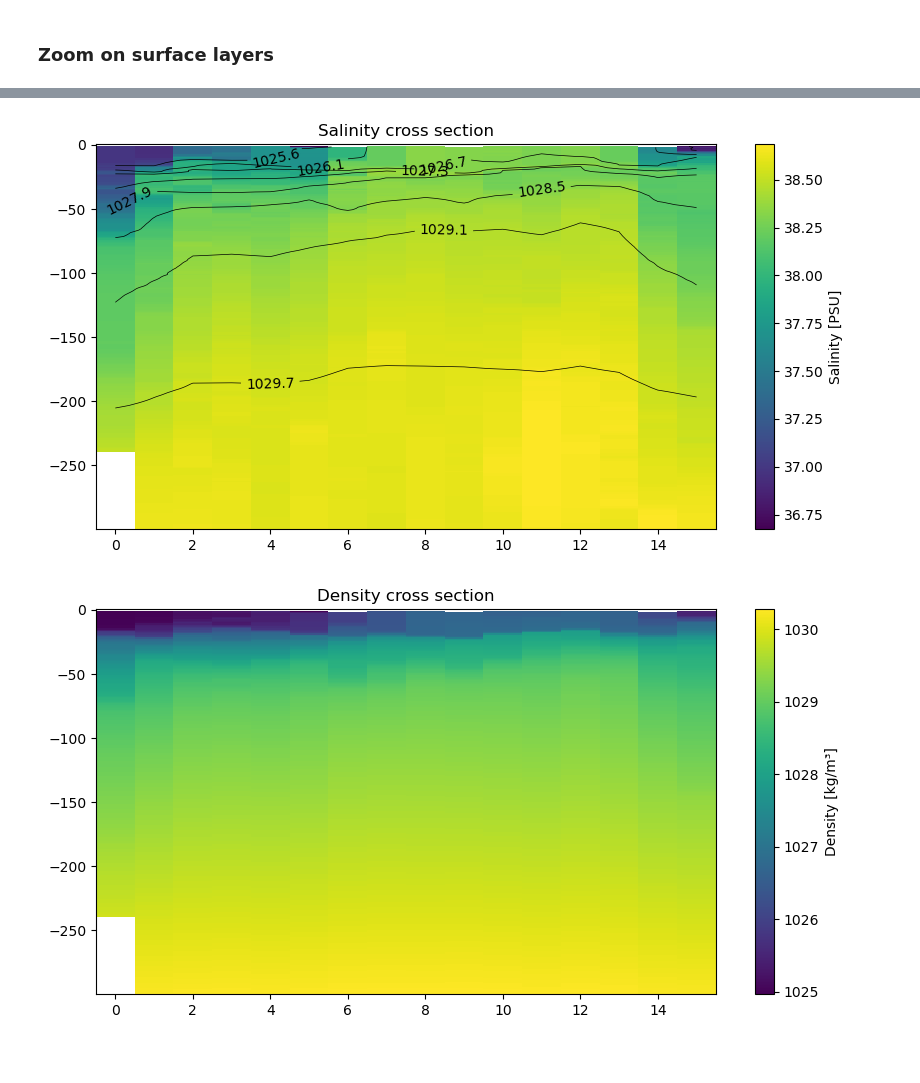
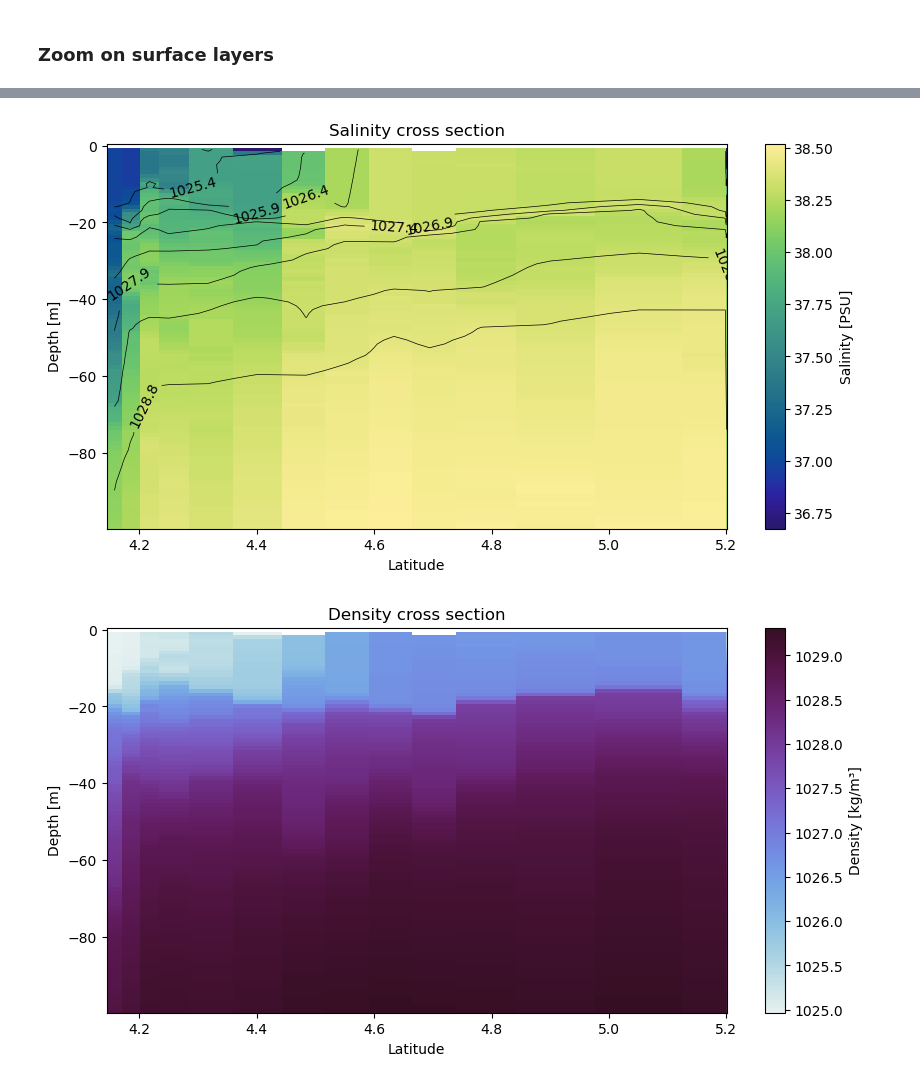
Before and after one commit to juliencollard2001/FOET_Northern_Gyre, a Jupyter notebook: NS_cross_section.ipynb, the cells around one changed output, grey strips where cells are left out. Drawn from its saved outputs; the diff is of its cells as text; code cells hidden in the pictures; blank space fills up the shorter version.

```diff
--- a/NS_cross_section.ipynb
+++ b/NS_cross_section.ipynb
@@ -124,7 +160,7 @@ plt.show()
 # %% [markdown]
 ### Zoom on surface layers
 # %%
-max_depth = 300
+max_depth = 100
 
 serface_section_ds = section_ds.where(-section_ds.depth <= max_depth, drop=True)
 
@@ -137,14 +173,14 @@ X = serface_section_ds['temperature'].values
 
 fig, ax = plt.subplots(figsize=(10,5))
 cmesh = ax.pcolormesh(
-    serface_section_ds.section_idx,
+    serface_section_ds.lat,
     serface_section_ds.depth,
     X.T,
-    cmap='coolwarm'
+    cmap=cmo.thermal,
 )
 plt.colorbar(cmesh, ax=ax, label='Temperature [°C]')
 cont = ax.contour(
-    serface_section_ds.section_idx,
+    serface_section_ds.lat,
     serface_section_ds.depth,
     D.T,
     colors='black',
@@ -152,6 +188,8 @@ cont = ax.contour(
     levels=np.linspace(min_density, max_density, 10)
 )
 plt.clabel(cont, fmt='%1.1f')
+plt.xlabel('Latitude')
+plt.ylabel('Depth [m]')
 plt.title('Temperature cross section')
 plt.show()
 
@@ -159,10 +197,15 @@ plt.show()
 S = serface_section_ds['salinity'].values
 
 fig, ax = plt.subplots(figsize=(10,5))
-cmesh = ax.pcolormesh(serface_section_ds.section_idx, serface_section_ds.depth, S.T, cmap='viridis')
+cmesh = ax.pcolormesh(
+    serface_section_ds.lat,
+    serface_section_ds.depth,
+    S.T,
+    cmap=cmo.haline,
+)
 plt.colorbar(cmesh, ax=ax, label='Salinity [PSU]')
 cont = ax.contour(
-    serface_section_ds.section_idx,
+    serface_section_ds.lat,
     serface_section_ds.depth,
     D.T,
     colors='black',
@@ -170,14 +213,23 @@ cont = ax.contour(
     levels=np.linspace(min_density, max_density, 10)
 )
 plt.clabel(cont, fmt='%1.1f')
+plt.xlabel('Latitude')
+plt.ylabel('Depth [m]')
 plt.title('Salinity cross section')
 plt.show()
 
 # D cross section plot
 
 fig, ax = plt.subplots(figsize=(10,5))
-cmesh = ax.pcolormesh(serface_section_ds.section_idx, serface_section_ds.depth, D.T, cmap='viridis')
+cmesh = ax.pcolormesh(
+    serface_section_ds.lat,
+    serface_section_ds.depth,
+    D.T,
+    cmap=cmo.dense,
+)
 plt.colorbar(cmesh, ax=ax, label='Density [kg/m³]')
+plt.xlabel('Latitude')
+plt.ylabel('Depth [m]')
 plt.title('Density cross section')
 plt.show()
 # %% [output]
@@ -185,2 +237,2 @@ plt.show()
-[figure, old version]
+[figure, new version]
-[figure, old version]
+[figure, new version]
```
Also changed, not shown: parts of 6 cells of this notebook.
